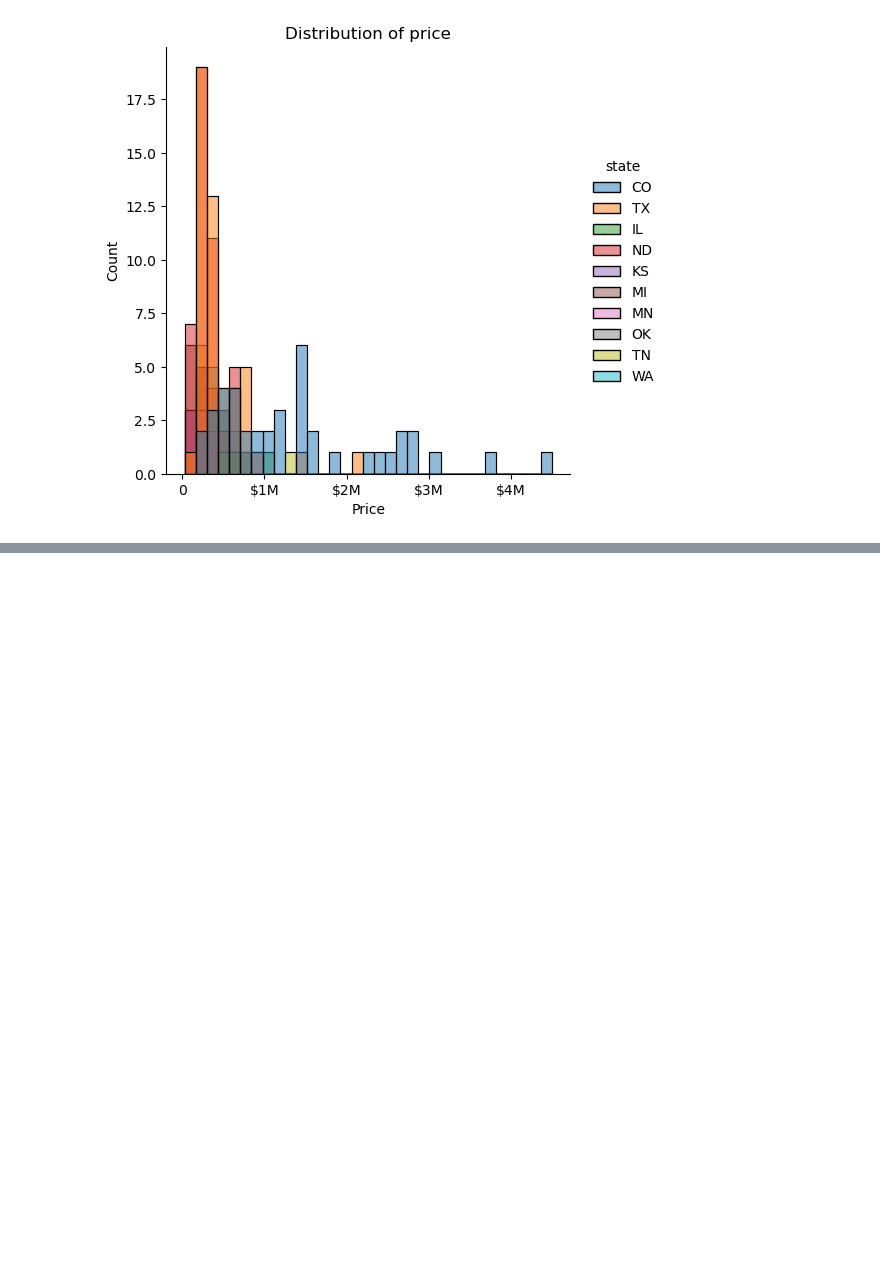
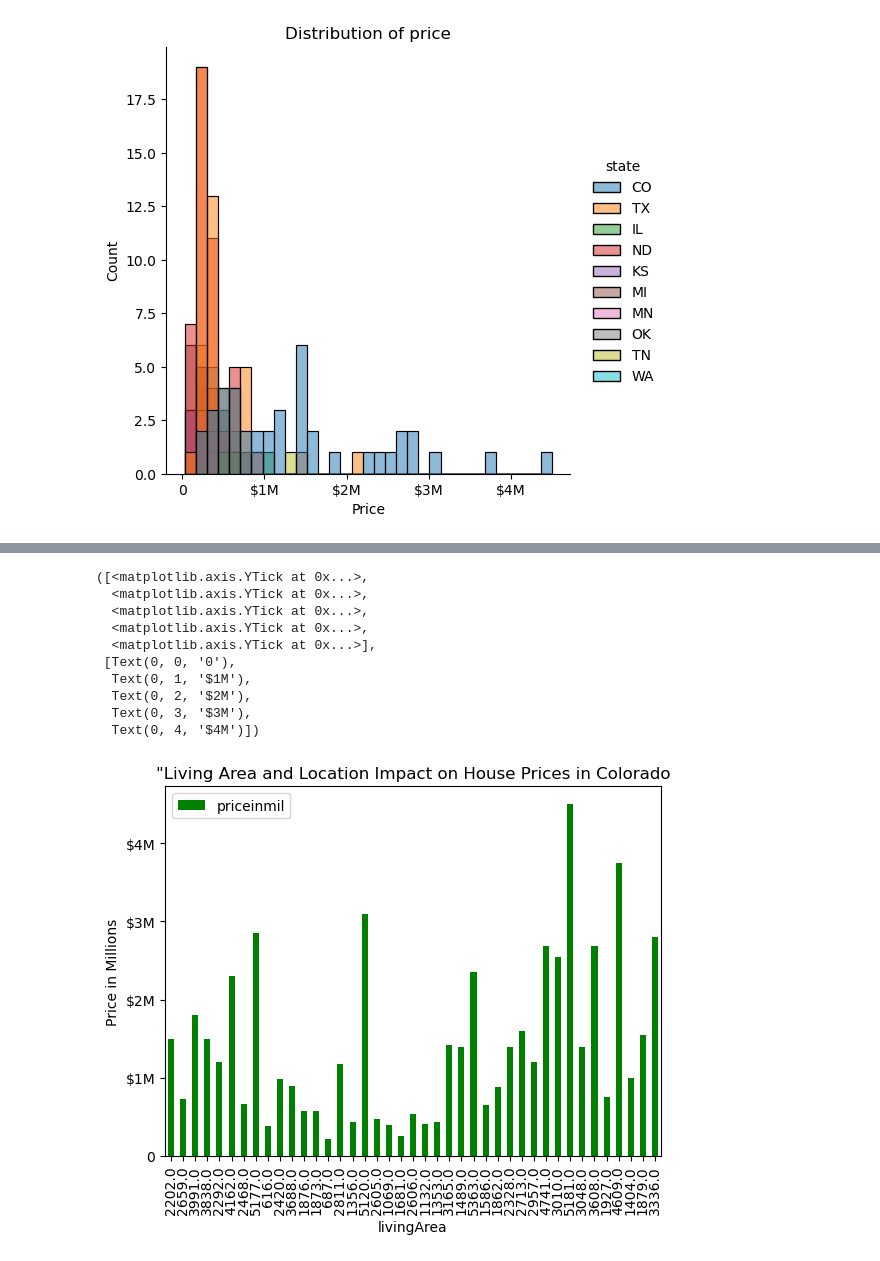
Before and after one commit to mkskr1999/House-Value-Prediction, a Jupyter notebook: Code/ML Project.ipynb, the cells around one changed output, grey strips where cells are left out. Drawn from its saved outputs; the diff is of its cells as text; code cells hidden in the pictures; blank space fills up the shorter version.

```diff
--- a/Code/ML Project.ipynb
+++ b/Code/ML Project.ipynb
@@ -24,13 +31,14 @@ Housing_Data
 # %%
 url = "https://zillow56.p.rapidapi.com/search"
 
-querystring = {"location":"wy"}
+querystring = {"location":"CO"}
 
 headers = {
-	"X-RapidAPI-Key": "f6fd2a3b43msh06966db0ff4374fp16ca51jsn9537597f00ef",
+	"X-RapidAPI-Key": "b7deeaff60msh45cc7a51580d4d2p1920fajsn0a24d20d8fa0",
 	"X-RapidAPI-Host": "zillow56.p.rapidapi.com"
 }
 
 response = requests.request("GET", url, headers=headers, params=querystring)
+print(response.json())
 
-data=pd.DataFrame(response.json())
+#data=pd.DataFrame(response.json())
@@ -398,0 +404,19 @@ colorado.plot(x='livingArea',y='priceinmil',kind='bar',color='green')
+# %%
+colorado.plot(x='livingArea',y='priceinmil',kind='bar',color='green')
+plt.xlabel('livingArea')
+plt.ylabel('Price in Millions')
+plt.title('"Living Area and Location Impact on House Prices in Colorado')
+y_tick_labels = ['0', '$1M', '$2M', '$3M', '$4M']
+plt.yticks(ticks=[0,1,2,3,4],labels=y_tick_labels)
+# %% [output]
+([<matplotlib.axis.YTick at 0x...>,
+  <matplotlib.axis.YTick at 0x...>,
+  <matplotlib.axis.YTick at 0x...>,
+  <matplotlib.axis.YTick at 0x...>,
+  <matplotlib.axis.YTick at 0x...>],
+ [Text(0, 0, '0'),
+  Text(0, 1, '$1M'),
+  Text(0, 2, '$2M'),
+  Text(0, 3, '$3M'),
+  Text(0, 4, '$4M')])
+[figure, added]
```
Also changed, not shown: parts of 24 cells of this notebook, 4 other files.
